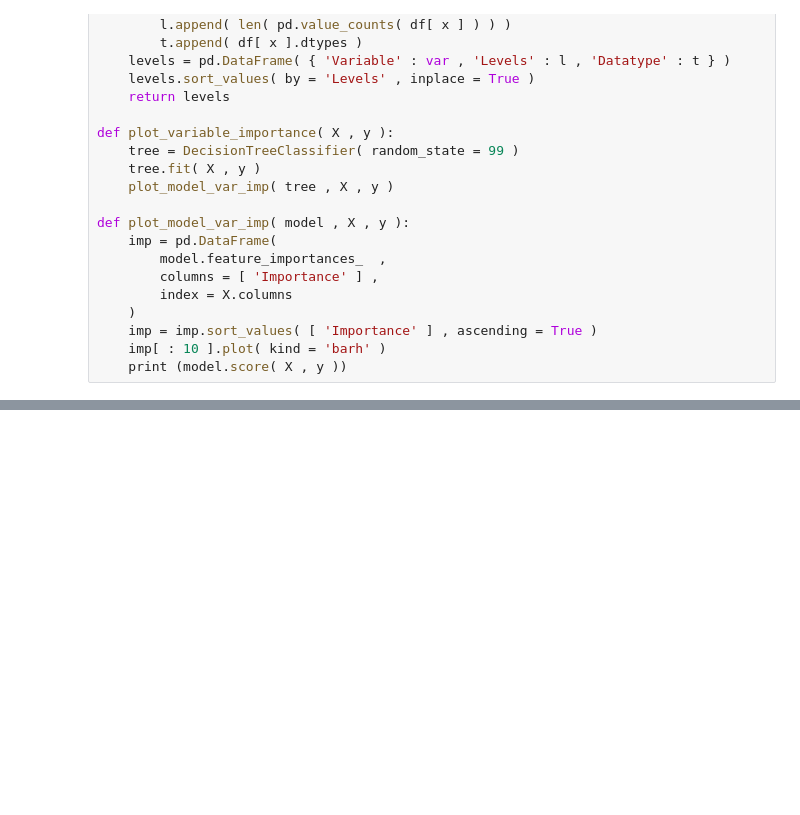
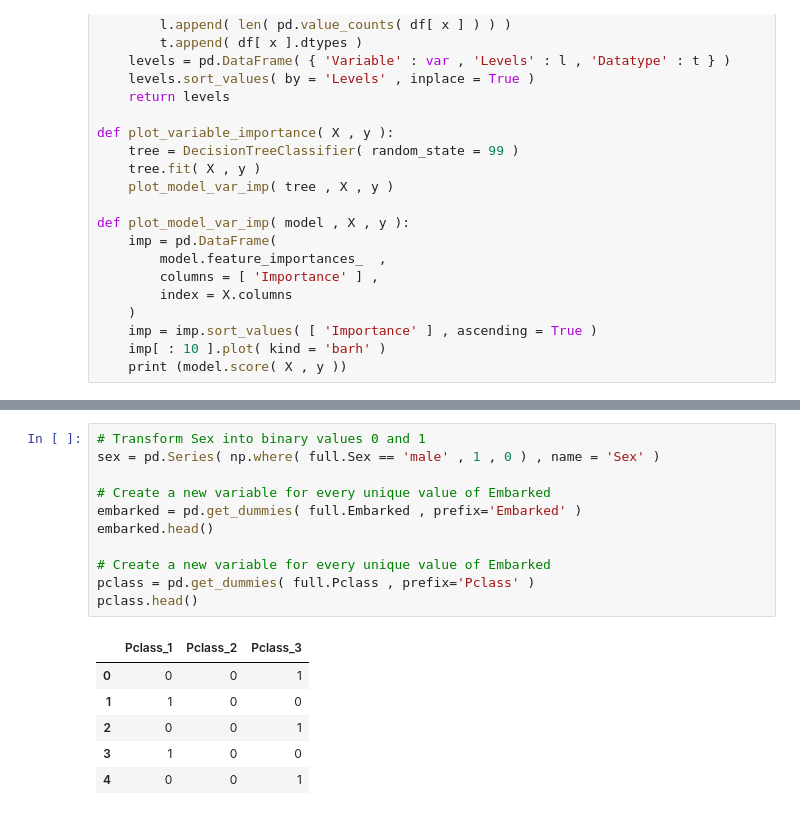
Before and after one commit to xuefeng-hao/Kaggle-Titanic-, a Jupyter notebook: kaggle-titanic.ipynb, the cells around one changed output, grey strips where cells are left out. Cells and saved outputs as stored; diff of their text form; blank space fills up the shorter version.

```diff
--- a/kaggle-titanic.ipynb
+++ b/kaggle-titanic.ipynb
@@ -135,0 +210,18 @@ df_train(head)
+# %%
+# Transform Sex into binary values 0 and 1
+sex = pd.Series( np.where( full.Sex == 'male' , 1 , 0 ) , name = 'Sex' )
+
+# Create a new variable for every unique value of Embarked
+embarked = pd.get_dummies( full.Embarked , prefix='Embarked' )
+embarked.head()
+
+# Create a new variable for every unique value of Embarked
+pclass = pd.get_dummies( full.Pclass , prefix='Pclass' )
+pclass.head()
+# %% [output]
+|  | Pclass_1 | Pclass_2 | Pclass_3 |
+| 0 | 0 | 0 | 1 |
+| 1 | 1 | 0 | 0 |
+| 2 | 0 | 0 | 1 |
+| 3 | 1 | 0 | 0 |
+| 4 | 0 | 0 | 1 |
```
Also changed, not shown: parts of 27 cells of this notebook, 1 other file.
